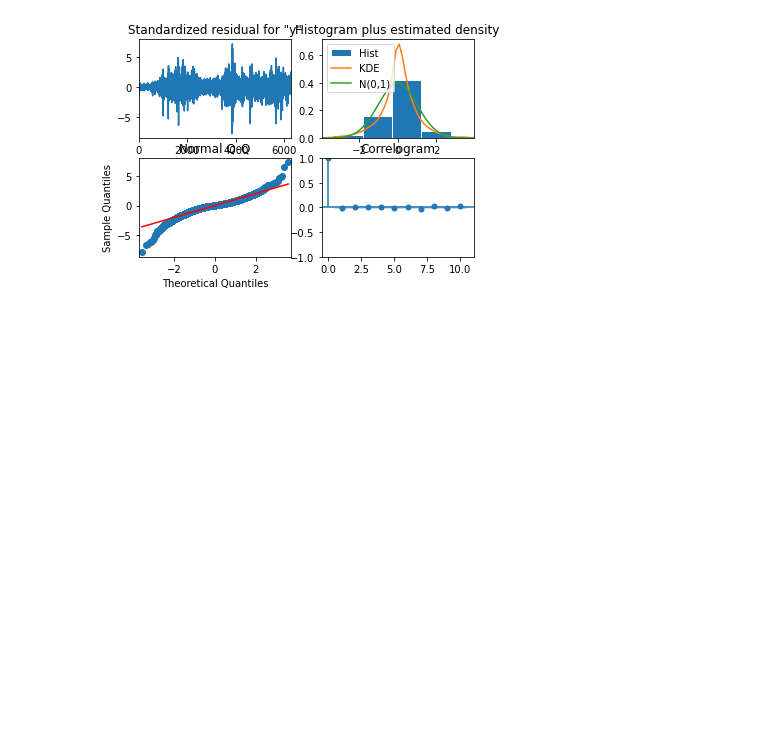
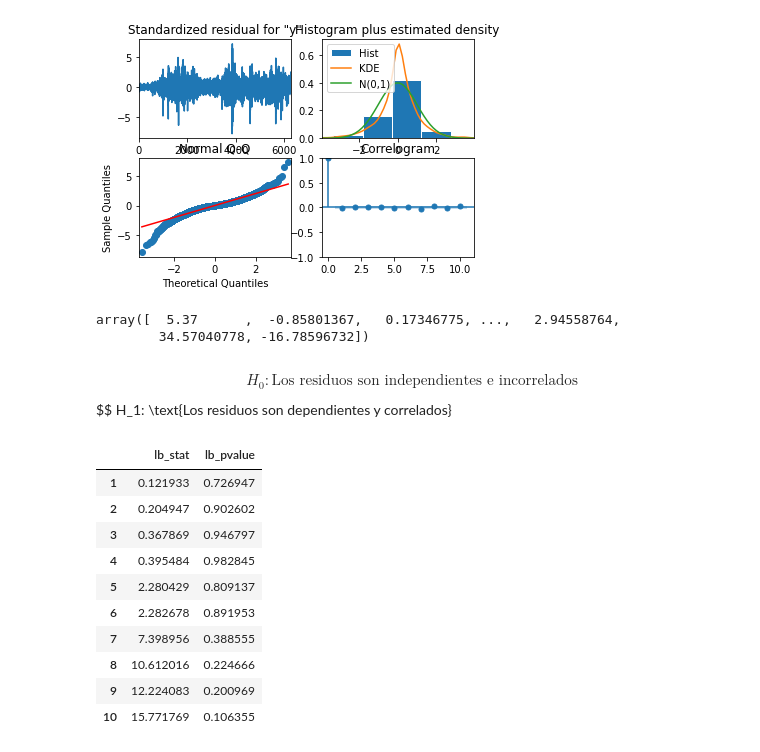
Before and after one commit to jsanz81/Bootcamp_Abril2023, a Jupyter notebook: 06_Series_Temporales/Series_Temporales_V1.ipynb, the cells around one changed output. Drawn from its saved outputs; the diff is of its cells as text; code cells hidden in the pictures; blank space fills up the shorter version.

```diff
--- a/06_Series_Temporales/Series_Temporales_V1.ipynb
+++ b/06_Series_Temporales/Series_Temporales_V1.ipynb
@@ -252,0 +255,22 @@ from statsmodels.stats.diagnostic import acorr_ljungbox
+# %%
+residuos
+# %% [output]
+array([  5.37      ,  -0.85801367,   0.17346775, ...,   2.94558764,
+        34.57040778, -16.78596732])
+# %% [markdown]
+$$ H_0: \text{Los residuos son independientes e incorrelados}$$
+$$ H_1: \text{Los residuos son dependientes y correlados}
+# %%
+acorr_ljungbox(residuos)
+# %% [output]
+|  | lb_stat | lb_pvalue |
+| 1 | 0.121933 | 0.726947 |
+| 2 | 0.204947 | 0.902602 |
+| 3 | 0.367869 | 0.946797 |
+| 4 | 0.395484 | 0.982845 |
+| 5 | 2.280429 | 0.809137 |
+| 6 | 2.282678 | 0.891953 |
+| 7 | 7.398956 | 0.388555 |
+| 8 | 10.612016 | 0.224666 |
+| 9 | 12.224083 | 0.200969 |
+| 10 | 15.771769 | 0.106355 |
```
Also changed, not shown: parts of 3 cells of this notebook.
